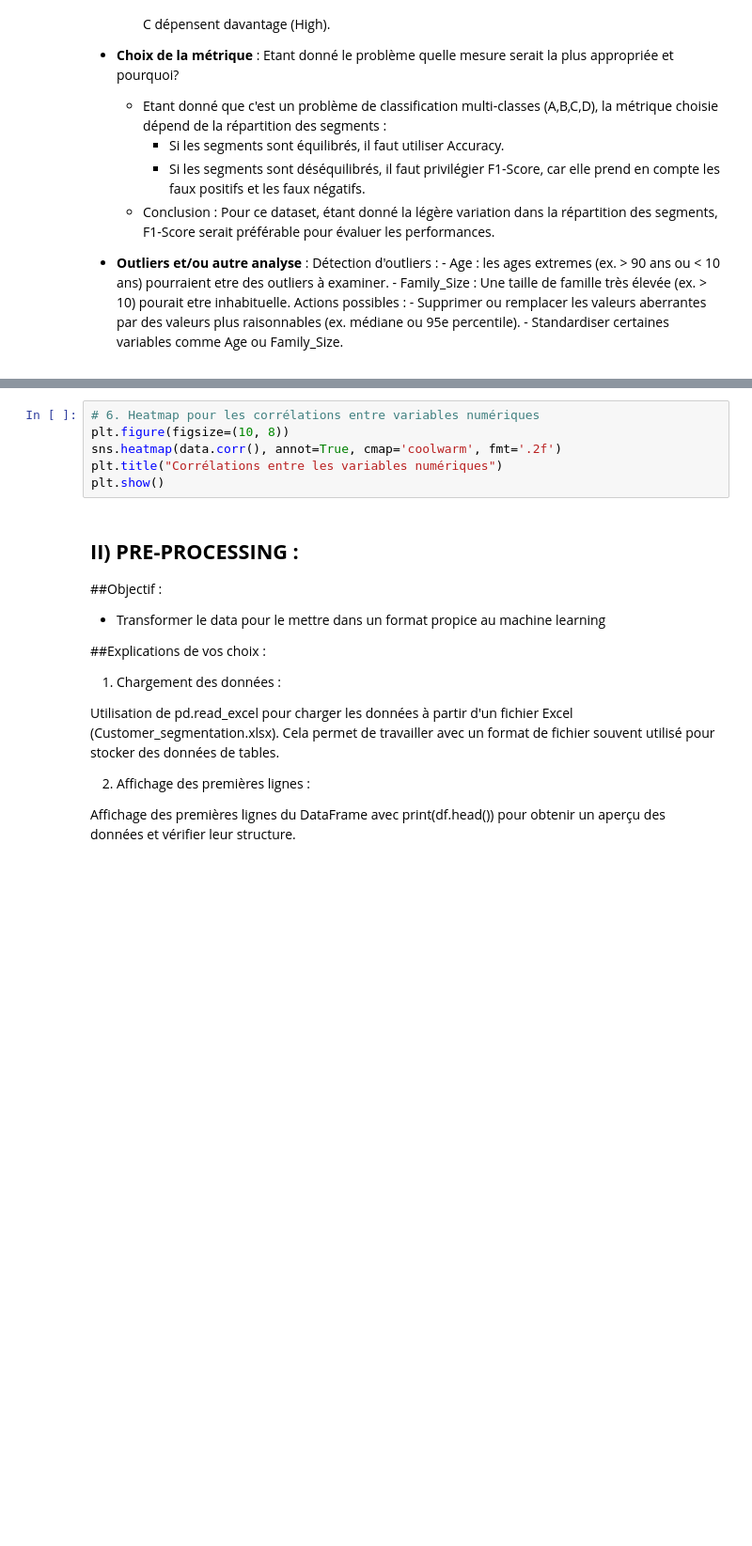
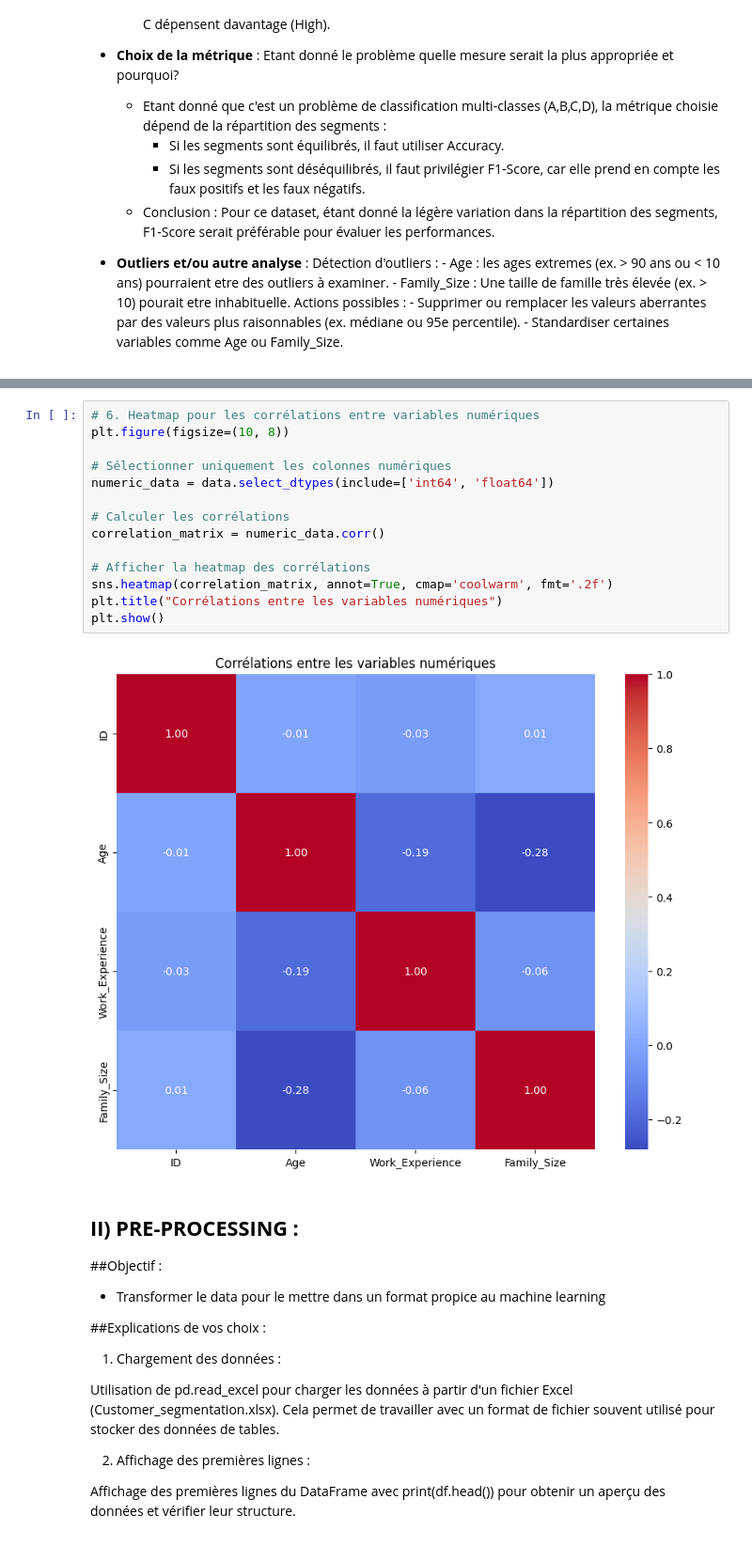
Before and after one commit to Rhunys/Projet_DataScience, a Jupyter notebook: BIN3100_Projet_Data_Science.ipynb, the cells around one changed output, grey strips where cells are left out. Shown: that part at 94% size. Cells and saved outputs as stored; diff of their text form; blank space fills up the shorter version.

```diff
--- a/BIN3100_Projet_Data_Science.ipynb
+++ b/BIN3100_Projet_Data_Science.ipynb
@@ -234,9 +303,19 @@ plt.show()
 # %%
 # 6. Heatmap pour les corrélations entre variables numériques
 plt.figure(figsize=(10, 8))
-sns.heatmap(data.corr(), annot=True, cmap='coolwarm', fmt='.2f')
+
+# Sélectionner uniquement les colonnes numériques
+numeric_data = data.select_dtypes(include=['int64', 'float64'])
+
+# Calculer les corrélations
+correlation_matrix = numeric_data.corr()
+
+# Afficher la heatmap des corrélations
+sns.heatmap(correlation_matrix, annot=True, cmap='coolwarm', fmt='.2f')
 plt.title("Corrélations entre les variables numériques")
 plt.show()
+# %% [output]
+[figure, added]
 # %% [markdown]
 ## **II) PRE-PROCESSING :**
 
```
Also changed, not shown: parts of 23 cells of this notebook, 2 other files.
